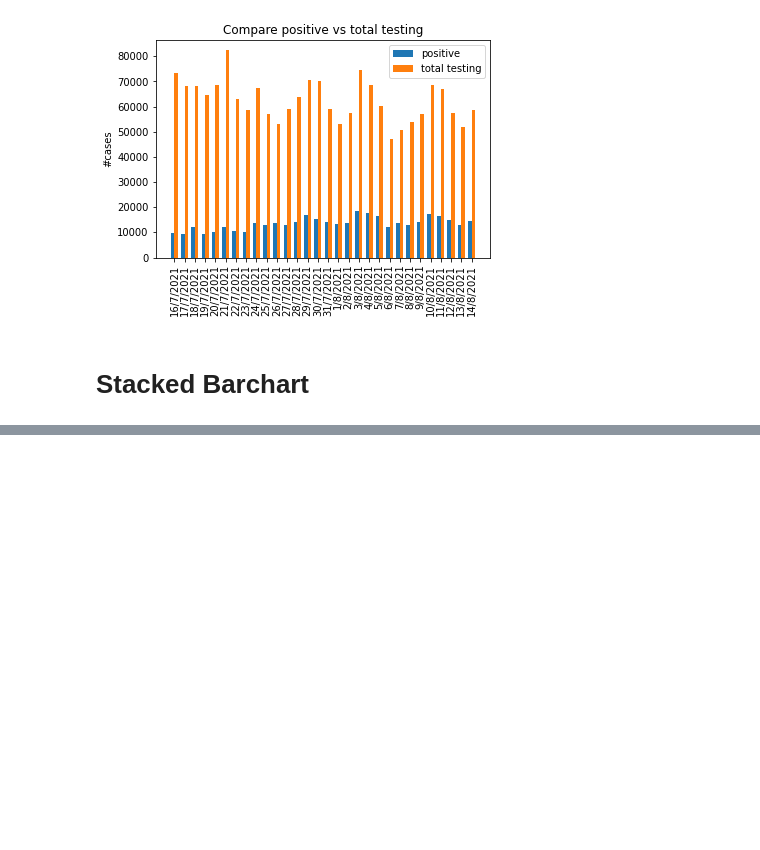
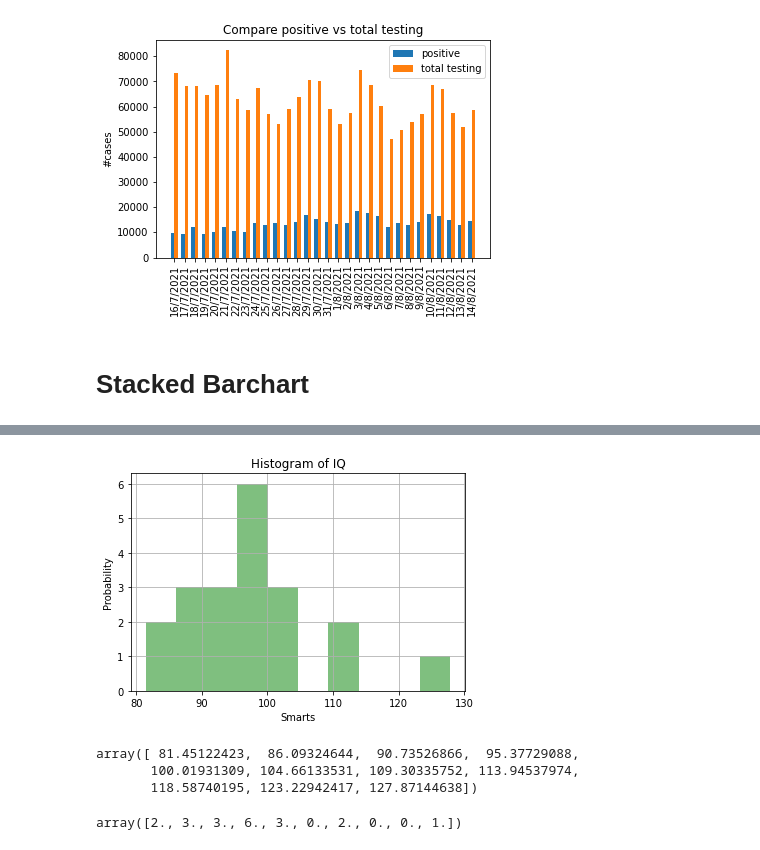
Before and after one commit to moneypitak/DWDM21, a Jupyter notebook: Data_Visualization.ipynb, the cells around one changed output, grey strips where cells are left out. Drawn from its saved outputs; the diff is of its cells as text; code cells hidden in the pictures; blank space fills up the shorter version.

```diff
--- a/Data_Visualization.ipynb
+++ b/Data_Visualization.ipynb
@@ -245,0 +281,26 @@ plt.legend();
+# %%
+# Fixing random state for reproducibility
+np.random.seed(19680801)
+
+# the histogram of the data
+n, bins, patches = plt.hist(x, 10, facecolor='g', alpha=0.5  )
+
+
+plt.xlabel('Smarts')
+plt.ylabel('Probability')
+plt.title('Histogram of IQ')
+
+plt.grid(True)
+plt.show()
+# %% [output]
+[figure, added]
+# %%
+bins
+# %% [output]
+array([ 81.45122423,  86.09324644,  90.73526866,  95.37729088,
+       100.01931309, 104.66133531, 109.30335752, 113.94537974,
+       118.58740195, 123.22942417, 127.87144638])
+# %%
+n
+# %% [output]
+array([2., 3., 3., 6., 3., 0., 2., 0., 0., 1.])
```
Also changed, not shown: parts of 7 cells of this notebook.
